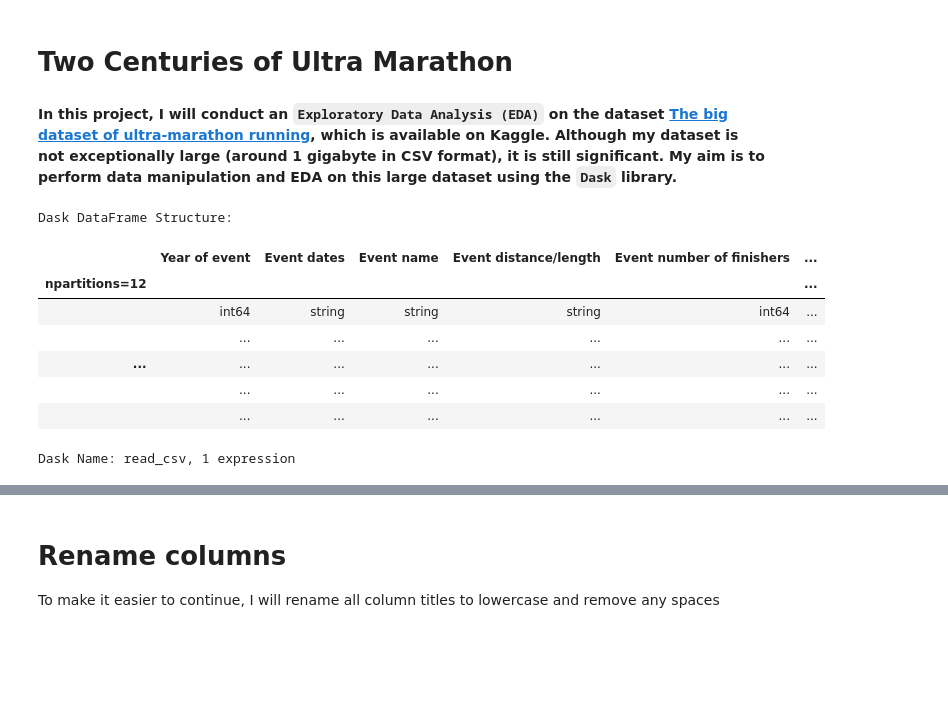
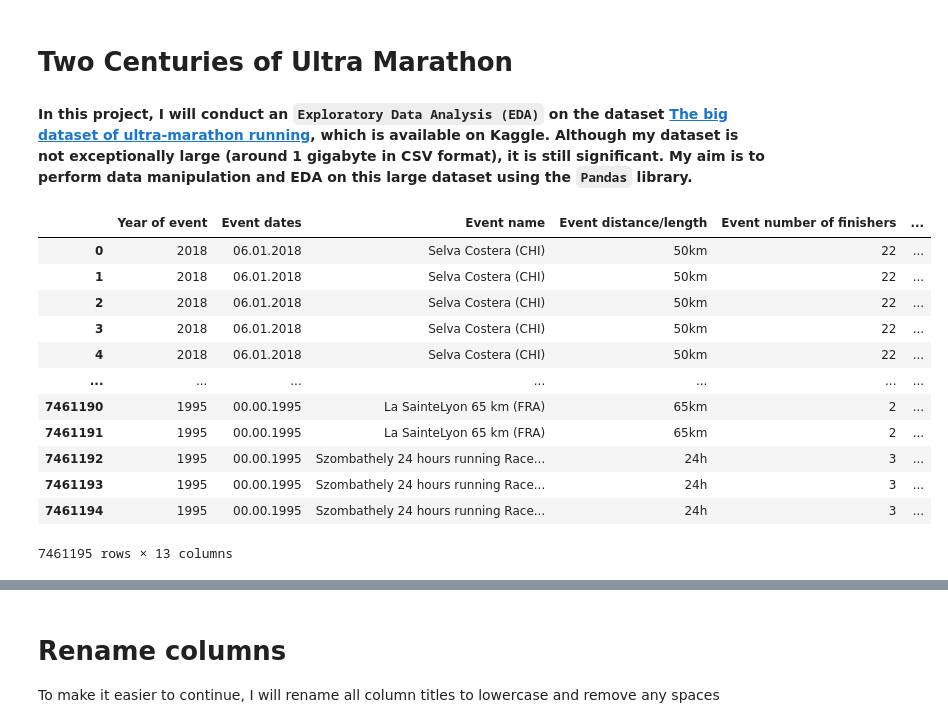
Before and after one commit to saeedshirani/EDA-On-SuperMessy-Datasets, a Jupyter notebook: The big dataset of ultra-marathon running/EDA.ipynb, the cells around one changed output, grey strips where cells are left out. Saved outputs shown, nothing was run; the diff lists cells and outputs as text; code cells hidden in the pictures; blank space fills up the shorter version.

```diff
--- a/The big dataset of ultra-marathon running/EDA.ipynb
+++ b/The big dataset of ultra-marathon running/EDA.ipynb
@@ -1,5 +1,5 @@
 # %% [markdown]
 # Two Centuries of Ultra Marathon
 # %% [markdown]
-**In this project, I will conduct an `Exploratory Data Analysis (EDA)` on the dataset <a href="https://www.kaggle.com/search?q=ultra+marathon+in%3Adatasets"> The big dataset of ultra-marathon running</a>,  which is available on Kaggle. Although my dataset is not exceptionally large (around 1 gigabyte in CSV format), it is still significant. My aim is to perform data manipulation and EDA on this large dataset using the `Dask` library.**
+**In this project, I will conduct an `Exploratory Data Analysis (EDA)` on the dataset <a href="https://www.kaggle.com/search?q=ultra+marathon+in%3Adatasets"> The big dataset of ultra-marathon running</a>,  which is available on Kaggle. Although my dataset is not exceptionally large (around 1 gigabyte in CSV format), it is still significant. My aim is to perform data manipulation and EDA on this large dataset using the `Pandas` library.**
 # %%
@@ -8,16 +7,20 @@ import seaborn as sns
 import pandas as pd
 import numpy as np
 # %%
-data = dd.read_csv("TWO_CENTURIES_OF_UM_RACES.csv", dtype={'Athlete average speed': 'object'})
+data = pd.read_csv("TWO_CENTURIES_OF_UM_RACES.csv", dtype={'Athlete average speed': 'object'})
 data
 # %% [output]
+|  | Year of event | Event dates | Event name | Event distance/length | Event number of finishers | ... |
+| 0 | 2018 | 06.01.2018 | Selva Costera (CHI) | 50km | 22 | ... |
+| 1 | 2018 | 06.01.2018 | Selva Costera (CHI) | 50km | 22 | ... |
+| 2 | 2018 | 06.01.2018 | Selva Costera (CHI) | 50km | 22 | ... |
+| 3 | 2018 | 06.01.2018 | Selva Costera (CHI) | 50km | 22 | ... |
+| 4 | 2018 | 06.01.2018 | Selva Costera (CHI) | 50km | 22 | ... |
+| ... | ... | ... | ... | ... | ... | ... |
+| 7461190 | 1995 | 00.00.1995 | La SainteLyon 65 km (FRA) | 65km | 2 | ... |
+| 7461191 | 1995 | 00.00.1995 | La SainteLyon 65 km (FRA) | 65km | 2 | ... |
+| 7461192 | 1995 | 00.00.1995 | Szombathely 24 hours running Race... | 24h | 3 | ... |
+| 7461193 | 1995 | 00.00.1995 | Szombathely 24 hours running Race... | 24h | 3 | ... |
+| 7461194 | 1995 | 00.00.1995 | Szombathely 24 hours running Race... | 24h | 3 | ... |
-Dask DataFrame Structure:
+7461195 rows × 13 columns
-|  | Year of event | Event dates | Event name | Event distance/length | Event number of finishers | ... |
-| npartitions=12 |  |  |  |  |  | ... |
-|  | int64 | string | string | string | int64 | ... |
-|  | ... | ... | ... | ... | ... | ... |
-| ... | ... | ... | ... | ... | ... | ... |
-|  | ... | ... | ... | ... | ... | ... |
-|  | ... | ... | ... | ... | ... | ... |
-Dask Name: read_csv, 1 expression
 # %%
```
Also changed, not shown: parts of 13 cells of this notebook.
